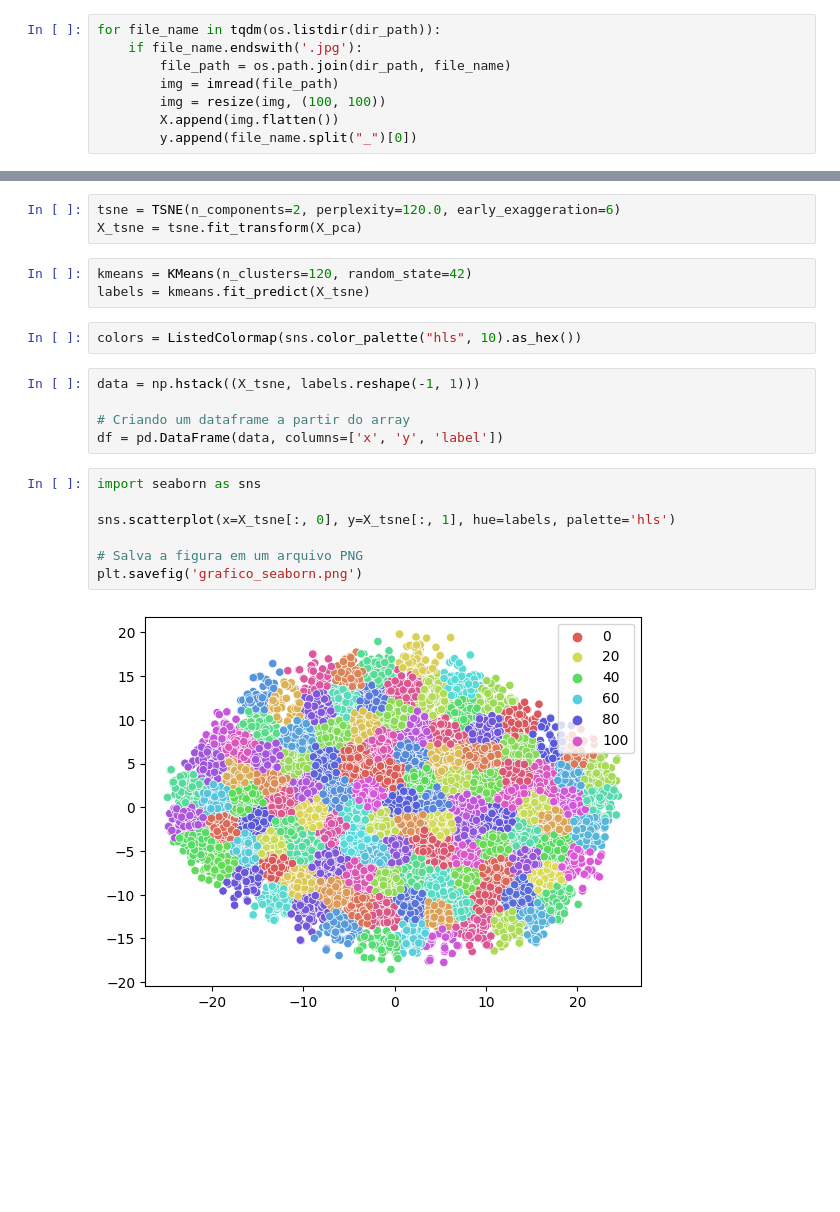
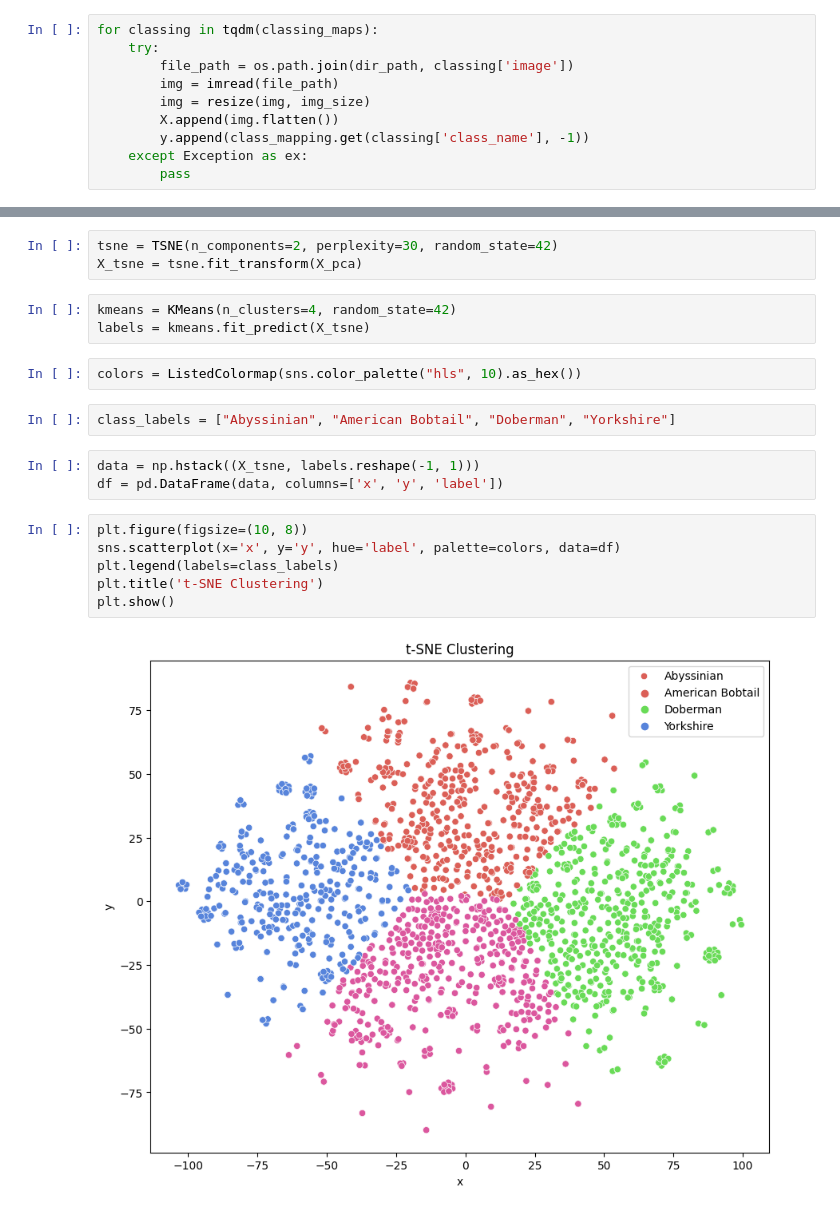
Before and after one commit to jusemarinho/grupo11-4cco-tcc, a Jupyter notebook: src/inteligencia_artificial/clusterizacao.ipynb, the cells around one changed output, grey strips where cells are left out. Drawn from its saved outputs; the diff is of its cells as text; blank space fills up the shorter version.

```diff
--- a/src/inteligencia_artificial/clusterizacao.ipynb
+++ b/src/inteligencia_artificial/clusterizacao.ipynb
@@ -23,8 +45,10 @@ y = []
 # %%
-for file_name in tqdm(os.listdir(dir_path)):
-    if file_name.endswith('.jpg'):
-        file_path = os.path.join(dir_path, file_name)
+for classing in tqdm(classing_maps):
+    try:
+        file_path = os.path.join(dir_path, classing['image'])
         img = imread(file_path)
-        img = resize(img, (100, 100))
+        img = resize(img, img_size)
         X.append(img.flatten())
-        y.append(file_name.split("_")[0])
+        y.append(class_mapping.get(classing['class_name'], -1))
+    except Exception as ex:
+        pass
@@ -35,25 +68,24 @@ y = np.array(y)
 pca = PCA(n_components=50)
 X_pca = pca.fit_transform(X)
 # %%
-tsne = TSNE(n_components=2, perplexity=120.0, early_exaggeration=6)
+tsne = TSNE(n_components=2, perplexity=30, random_state=42)
 X_tsne = tsne.fit_transform(X_pca)
 # %%
-kmeans = KMeans(n_clusters=120, random_state=42)
+kmeans = KMeans(n_clusters=4, random_state=42)
 labels = kmeans.fit_predict(X_tsne)
 # %%
 colors = ListedColormap(sns.color_palette("hls", 10).as_hex())
+# %%
+class_labels = ["Abyssinian", "American Bobtail", "Doberman", "Yorkshire"]
 # %%
 data = np.hstack((X_tsne, labels.reshape(-1, 1)))
-
-# Criando um dataframe a partir do array
 df = pd.DataFrame(data, columns=['x', 'y', 'label'])
-# %%
-import seaborn as sns
-
-sns.scatterplot(x=X_tsne[:, 0], y=X_tsne[:, 1], hue=labels, palette='hls')
-
-# Salva a figura em um arquivo PNG
-plt.savefig('grafico_seaborn.png')
-# %% [output]
-[figure, removed]
+# %%
+plt.figure(figsize=(10, 8))
+sns.scatterplot(x='x', y='y', hue='label', palette=colors, data=df)
+plt.legend(labels=class_labels)
+plt.title('t-SNE Clustering')
+plt.show()
+# %% [output]
+[figure, added]
 # %%
```
Also changed, not shown: parts of 10 cells of this notebook, 2 other files.
